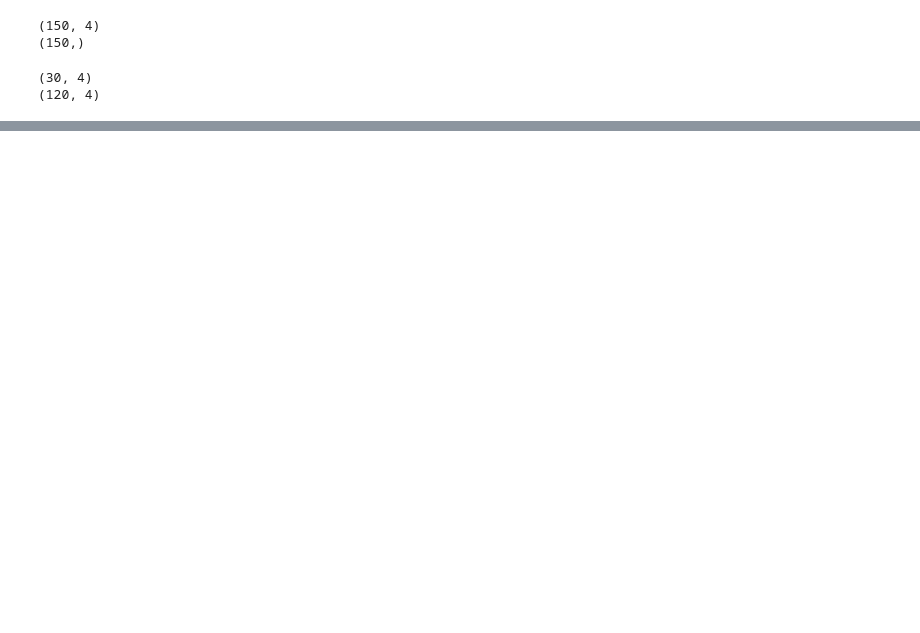
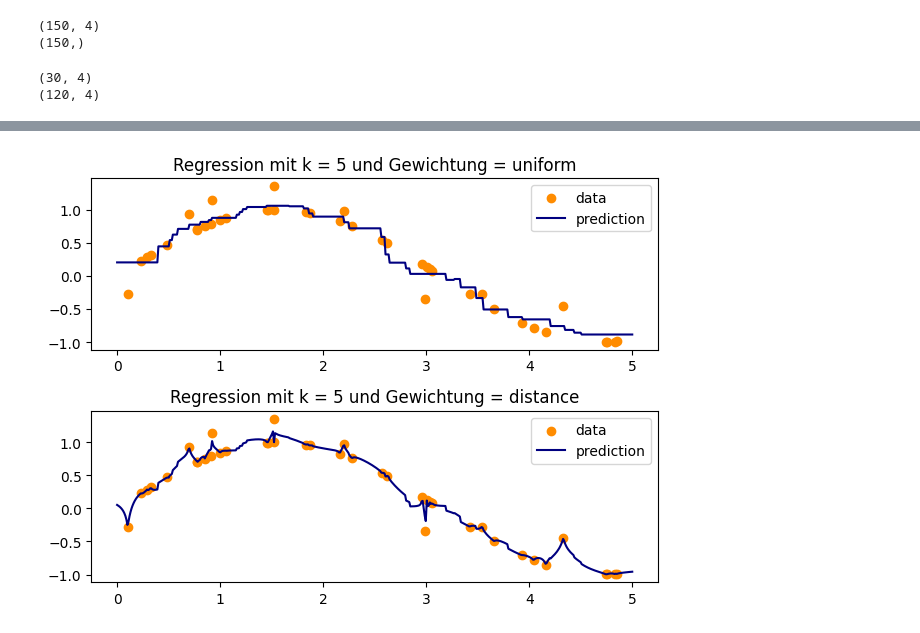
Before and after one commit to nicosrm/25-nlo, a Jupyter notebook: seminars/s02/k-nn.ipynb, the cells around one changed output, grey strips where cells are left out. Saved outputs shown, nothing was run; the diff lists cells and outputs as text; code cells hidden in the pictures; blank space fills up the shorter version.

```diff
--- a/seminars/s02/k-nn.ipynb
+++ b/seminars/s02/k-nn.ipynb
@@ -73,0 +158,34 @@ made 6 error(s) in total, that is 5.00% in total
+# %%
+%reset -f
+
+import matplotlib.pyplot as plt
+import numpy as np
+import sklearn
+
+# Erzeugung Test-Daten
+rng = np.random.RandomState(42)
+X_train = np.sort(5 * rng.rand(40, 1), axis=0)
+X_test = np.linspace(0, 5, 500)[:, np.newaxis]
+y = np.sin(X_train).ravel()
+
+# Noise hinzufügen
+y[::5] += 1 * (0.5 - np.random.rand(8))
+# %%
+k = 5
+
+# vgl. [3] (modifiziert)
+for i, weights in enumerate(['uniform', 'distance']):
+    knn = sklearn.neighbors.KNeighborsRegressor(k, weights=weights)
+    y_ = knn.fit(X_train, y).predict(X_test)
+
+    plt.subplot(2, 1, i + 1)
+    plt.scatter(X_train, y, color='darkorange', label='data')
+    plt.plot(X_test, y_, color='navy', label='prediction')
+    plt.axis('tight')
+    plt.legend()
+    plt.title(f'Regression mit k = {k} und Gewichtung = {weights}')
+
+plt.tight_layout()
+plt.show()
+# %% [output]
+[figure, added]
```
Also changed, not shown: parts of 28 cells of this notebook.
